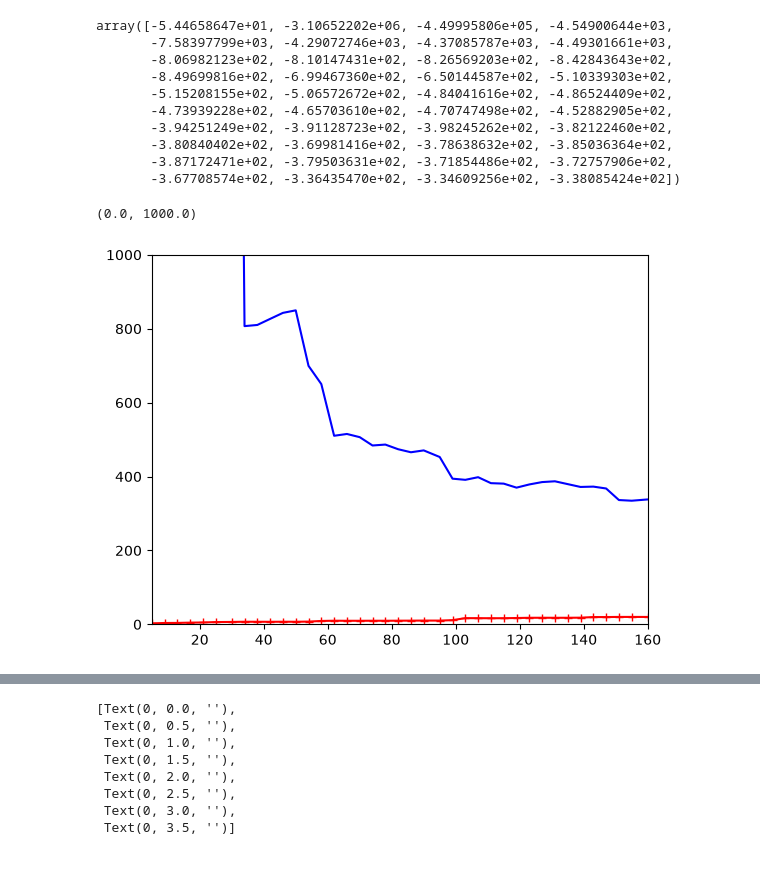
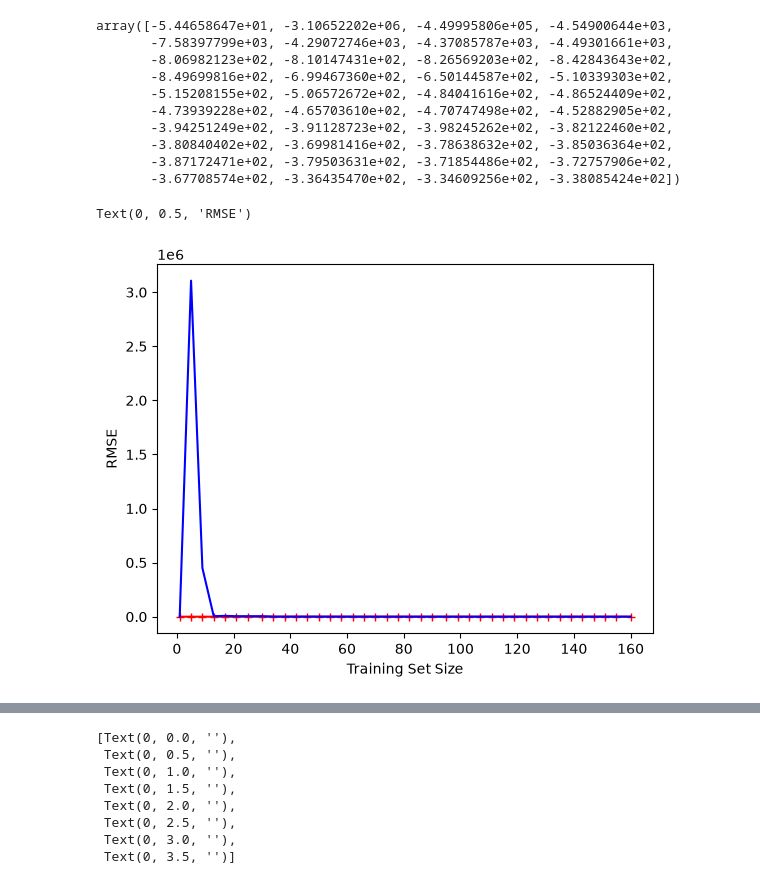
Before and after one commit to arnav-terex/Prerequisites-of-AI, a Jupyter notebook: Learning/PolynomialRegression.ipynb, the cells around one changed output, grey strips where cells are left out. Saved outputs shown, nothing was run; the diff lists cells and outputs as text; code cells hidden in the pictures.

```diff
--- a/Learning/PolynomialRegression.ipynb
+++ b/Learning/PolynomialRegression.ipynb
@@ -117,10 +105,12 @@ array([-5.44658647e+01, -3.10652202e+06, -4.49995806e+05, -4.54900644e+03,
 # %%
 train_errors = -train_scores.mean(axis=1)
 valid_errors = -valid_scores.mean(axis=1)
 plt.plot(train_sizes,train_errors,'r-+',label='Train')
 plt.plot(train_sizes,valid_errors,'b-',label='Valid')
-plt.xlim(5,160)
-plt.ylim(0,1000)
+plt.xlabel("Training Set Size")
+plt.ylabel("RMSE")
+# plt.xlim(5,160)
+# plt.ylim(0,1000)
 # %% [output]
-(0.0, 1000.0)
+Text(0, 0.5, 'RMSE')
-[figure, old version]
+[figure, new version]
```
Also changed, not shown: parts of 3 cells of this notebook, 3 other files.
